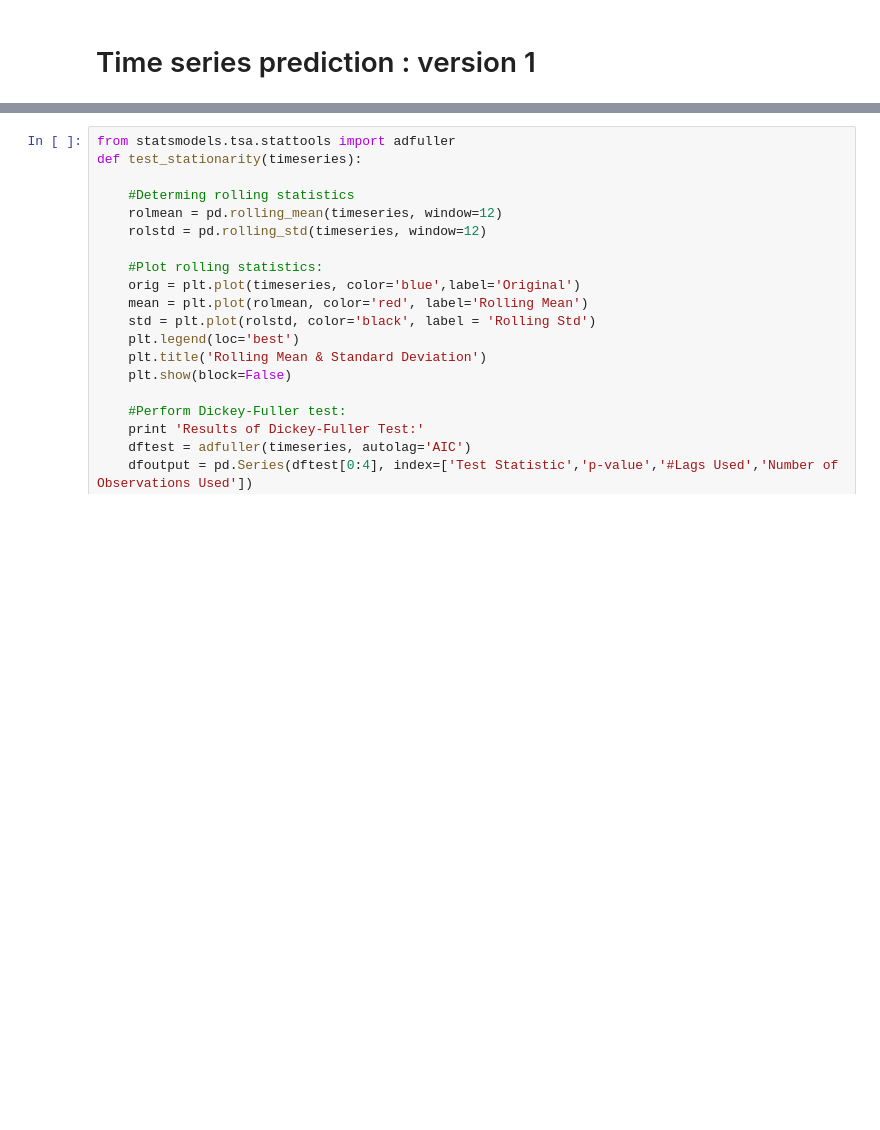
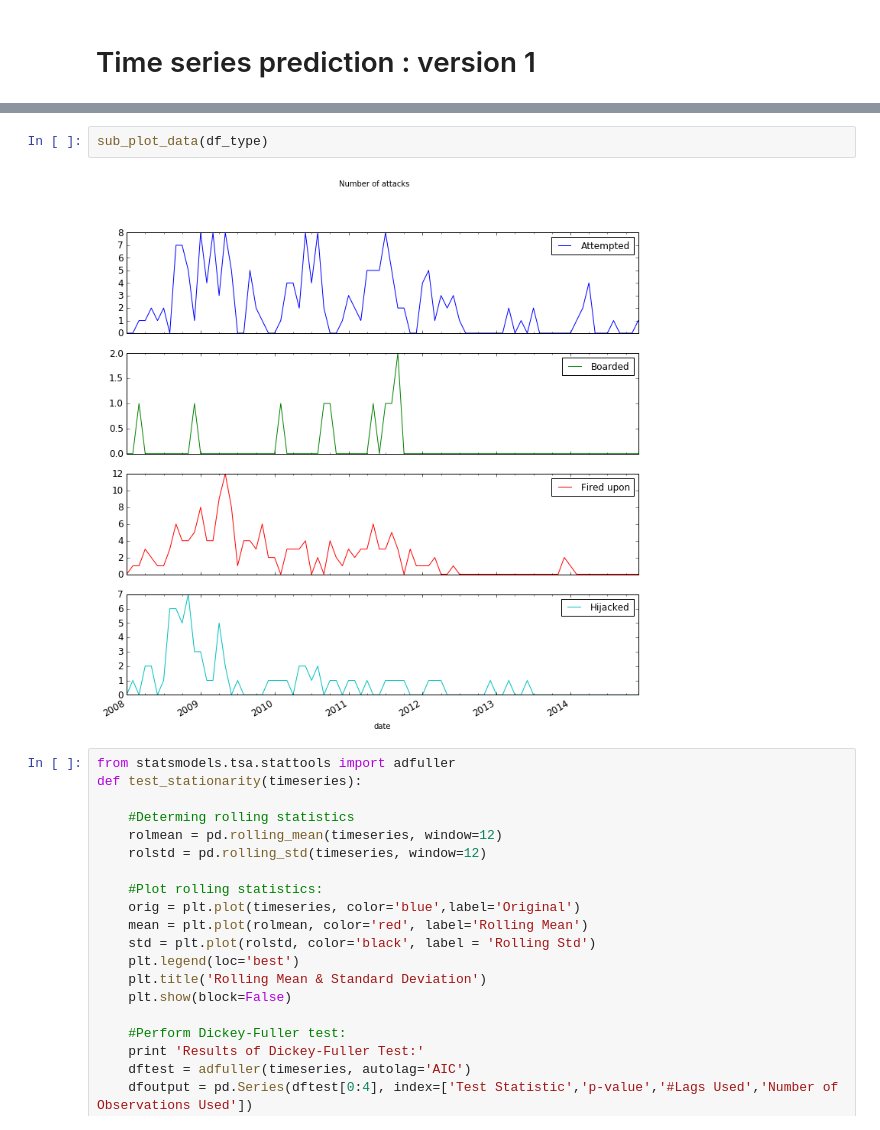
Before and after one commit to ifrebault/PiracyAttackPrediction, a Jupyter notebook: Machine_learning/ML.prediction.global.ipynb, the cells around one changed output, grey strips where cells are left out. Cells and saved outputs as stored; diff of their text form; blank space fills up the shorter version.

```diff
--- a/Machine_learning/ML.prediction.global.ipynb
+++ b/Machine_learning/ML.prediction.global.ipynb
@@ -51,3 +66,7 @@ Name: Count, dtype: int64
+# %%
+sub_plot_data(df_type)
+# %% [output]
+[figure, added]
 # %%
 from statsmodels.tsa.stattools import adfuller
 def test_stationarity(timeseries):
```
Also changed, not shown: parts of 29 cells of this notebook, 3 other files.
